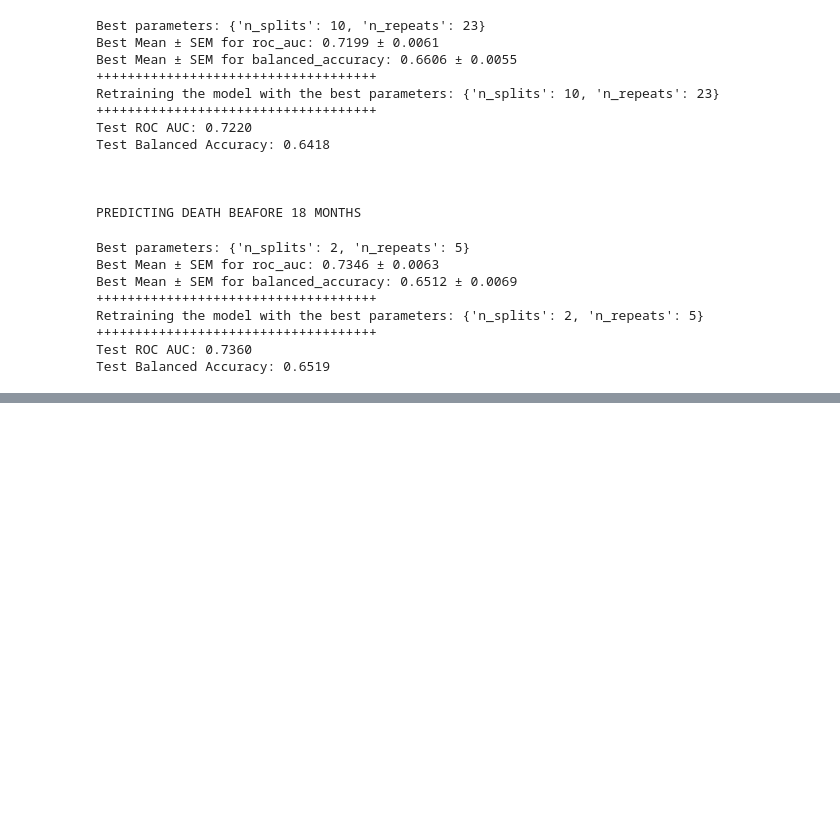
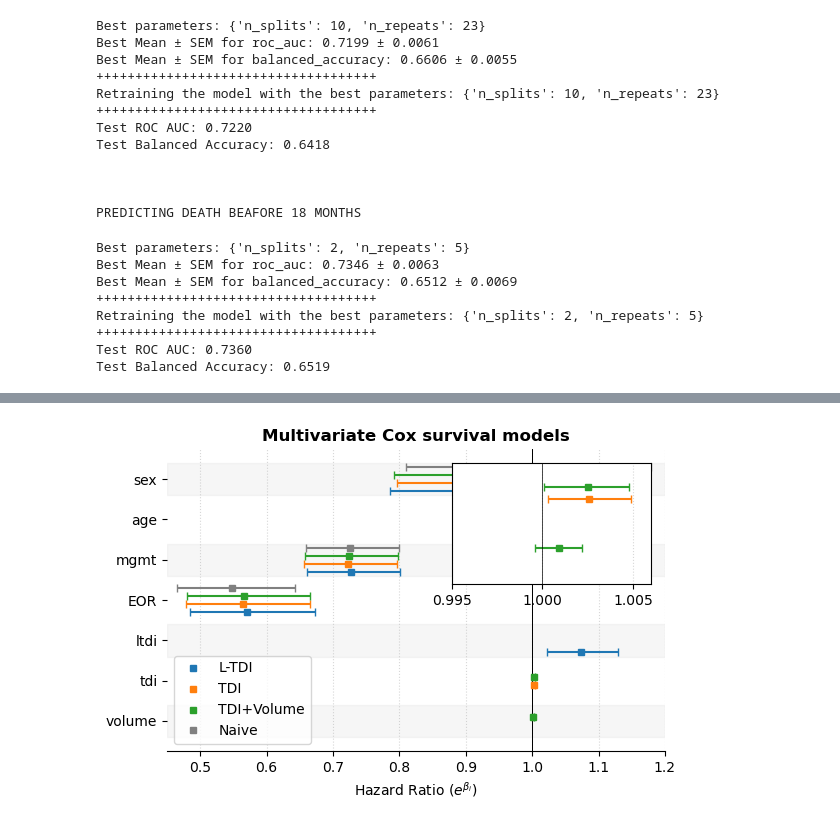
Before and after one commit to JoanSano/NormWM_4_Glioblastoma, a Jupyter notebook: multivariate_survival.ipynb, the cells around one changed output, grey strips where cells are left out. Cells and saved outputs as stored; diff of their text form; code cells hidden in the pictures; blank space fills up the shorter version.

Commit message:
Forest plot for hazard ratios

```diff
--- a/multivariate_survival.ipynb
+++ b/multivariate_survival.ipynb
@@ -2834,0 +2839,97 @@ Test Balanced Accuracy: 0.6519
+# %%
+import matplotlib.pyplot as plt
+import numpy as np
+from mpl_toolkits.axes_grid1.inset_locator import inset_axes
+
+variables = ["sex", "age", "mgmt", "EOR", "ltdi", "tdi", "volume"]
+
+# Hazard ratios
+HRs = {
+    "L-TDI":       [0.9501, 1.0276, 0.7270, 0.5709, 1.0742, np.nan,   np.nan],
+    "TDI":         [0.9614, 1.0271, 0.7224, 0.5644, np.nan,  1.0026,  np.nan],
+    "TDI+Volume":  [0.9570, 1.0273, 0.7241, 0.5652, np.nan,  1.0025,  1.0009],
+    "Naive":       [0.9770, 1.0281, 0.7262, 0.5472, np.nan,  np.nan,  np.nan]
+}
+
+# 95% confidence intervals (None for missing values)
+CIs = {
+    "L-TDI": [
+        [0.7865,1.1477], [1.0187,1.0367], [0.6603,0.8004], [0.4843,0.6730],
+        [1.0216,1.1295], None, None
+    ],
+    "TDI": [
+        [0.7960,1.1611], [1.0182,1.0361], [0.6559,0.7957], [0.4792,0.6648],
+        None, [1.0003,1.0049], None
+    ],
+    "TDI+Volume": [
+        [0.7925,1.1558], [1.0183,1.0363], [0.6575,0.7974], [0.4797,0.6660],
+        None, [1.0001,1.0048], [0.9996,1.0022]
+    ],
+    "Naive": [
+        [0.8095,1.1791], [1.0192,1.0371], [0.6594,0.7996], [0.4655,0.6433],
+        None, None, None
+    ]
+}
+
+cs = ["tab:blue", "tab:orange", "tab:green", "gray"]
+y_pos = np.arange(len(variables))[::-1]  # reverse order so first variable is at top
+
+# Plot
+fig, ax = plt.subplots(1, 1, figsize=(6,4), sharey=True)
+
+for i, y in enumerate(y_pos):
+    if i % 2 == 0:  # shade every other row
+        ax.axhspan(y - 0.4, y + 0.4, color='lightgray', alpha=0.2, zorder=0)
+
+for ii, model in enumerate(HRs.keys()):
+    hr_values = HRs[model]
+    ci_values = CIs[model]
+
+    jj = 0
+    for y, hr, ci in zip(y_pos, hr_values, ci_values):
+        if not np.isnan(hr):
+            ax.plot(hr, y+.2*ii-.3, 's', color=cs[ii], markersize=5, zorder=3, label=model if jj==0 else None)
+            if ci is not None:
+                ax.hlines(y+.2*ii-.3, ci[0], ci[1], color=cs[ii], lw=1.5, zorder=2)
+                ax.plot([ci[0], ci[1]], [y+.2*ii-.3, y+.2*ii-.3], "|", color=cs[ii], lw=1.5, zorder=2)
+            jj += 1
+
+    ax.axvline(1, color='black', linestyle='-', linewidth=.5)
+    ax.grid(True, axis='x', linestyle=':', alpha=0.5)
+    ax.set_xlim(0.45, 1.2)
+
+ax.spines[["top","right","left"]].set_visible(False)
+ax.set_xlabel('Hazard Ratio ('+r'$e^{\beta_{i}}$'+")")
+ax.set_yticks(y_pos)
+ax.set_yticklabels(variables)
+ax.legend(frameon=True, loc="lower left")
+ax.set_title("Multivariate Cox survival models", fontweight="bold")
+
+# --- Inset for TDI and Volume ---
+ax_inset = inset_axes(ax, width="40%", height="40%", loc="upper right", borderpad=1)
+
+for i, y in enumerate(y_pos):
+    if variables[::-1][i] in ["tdi", "volume"]:
+        ax_inset.axhspan(y - 0.4, y + 0.4, color='lightgray', alpha=0.2, zorder=0)
+
+for ii, model in enumerate(HRs.keys()):
+    hr_values = HRs[model]
+    ci_values = CIs[model]
+
+    for y, var, hr, ci in zip(y_pos, variables, hr_values, ci_values):
+        if var in ["tdi", "volume"] and not np.isnan(hr):
+            ax_inset.plot(hr, y+.2*ii-.3, 's', color=cs[ii], markersize=5, zorder=3)
+            if ci is not None:
+                ax_inset.hlines(y+.2*ii-.3, ci[0], ci[1], color=cs[ii], lw=1.5, zorder=2)
+                ax_inset.plot([ci[0], ci[1]], [y+.2*ii-.3, y+.2*ii-.3], "|", color=cs[ii], lw=1.5, zorder=2)
+
+ax_inset.axvline(1, color='black', linestyle='-', linewidth=.5)
+ax_inset.set_xlim(0.995, 1.006)  # zoom in on narrow range
+ax_inset.set_ylim(-0.5, 1.5)
+ax_inset.set_yticks([])
+ax_inset.grid(True, axis='x', linestyle=':', alpha=0.5)
+
+fig.tight_layout()
+fig.savefig(os.path.join(figs_folder, f"Forest-plot_Cox-Joint.{fmt}"), dpi=dpi, format=fmt)
+# %% [output]
+[figure, added]
```
Also changed, not shown: parts of 1 cell of this notebook.
